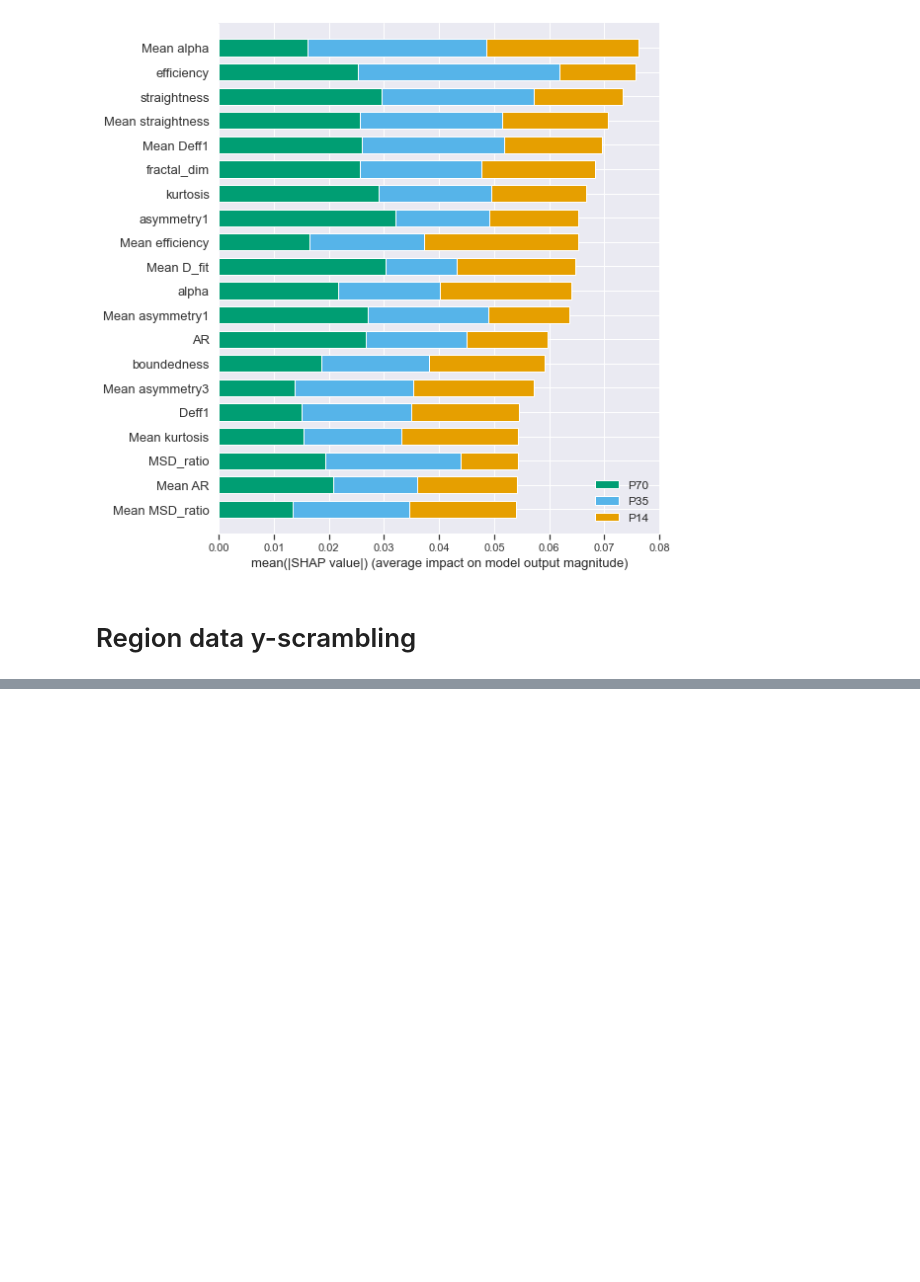
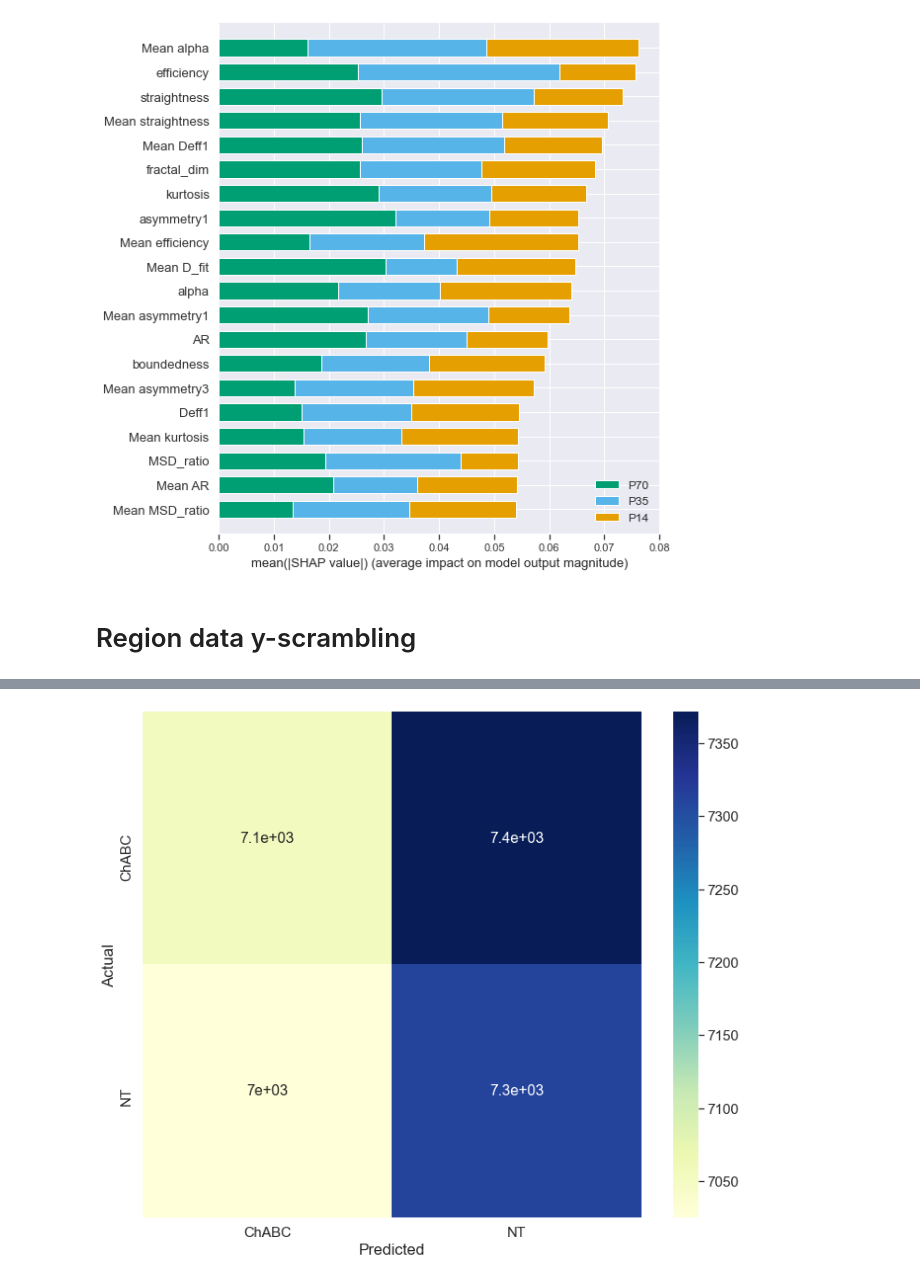
Before and after one commit to Nance-Lab/diff_predictor, a Jupyter notebook: notebooks/y_scrambling.ipynb, the cells around one changed output, grey strips where cells are left out. Saved outputs shown, nothing was run; the diff lists cells and outputs as text; code cells hidden in the pictures; blank space fills up the shorter version.

```diff
--- a/notebooks/y_scrambling.ipynb
+++ b/notebooks/y_scrambling.ipynb
@@ -418,0 +460,4 @@ shap.summary_plot(shap_values, X_test[features], class_names=np.array(class_name
+# %%
+from numpy.random import permutation
+perm = permutation(len(label_df))
+label_shuffled = label_df[perm]
@@ -418,0 +492,5 @@ shap.summary_plot(shap_values, X_test[features], class_names=np.array(class_name
+# %%
+best_param = {'max_depth': 5, 'eta': 0.05, 'min_child_weight': 0, 'verbosity': 0, 'objective': 'multi:softprob', 'num_class': 2, 'silent': 'True', 'gamma': 2.0, 'subsample': 0.15, 'colsample_bytree': 0.8, 'eval_metric': 'mlogloss'}
+best_boost_rounds = 57
+# %%
+booster, acc, true_label, preds = predxgboost.train(best_param, dtrain, dtest, dval, evals=[(dtrain, 'train'), (dval, 'eval')], num_round=best_boost_rounds, verbose=False)
@@ -418,0 +499,4 @@ shap.summary_plot(shap_values, X_test[features], class_names=np.array(class_name
+# %%
+class_names = le.classes_
+class_results = classification_report(y_test, preds, digits=4, target_names = class_names)
+print(str(class_results))
@@ -418,0 +512,13 @@ shap.summary_plot(shap_values, X_test[features], class_names=np.array(class_name
+# %%
+metrics.confusion_matrix(y_test, preds)
+plt.figure(figsize=(12,10))
+cm_array = metrics.confusion_matrix(y_test, preds)
+df_cm = pd.DataFrame(cm_array, index = class_names, columns = class_names)
+
+sns.set(font_scale=1.4) # for label size
+ax = sns.heatmap(df_cm, annot=True, annot_kws={"size": 16}, cmap="YlGnBu")
+ax.set(xlabel='Predicted', ylabel='Actual')
+
+plt.show()
+# %% [output]
+[figure, added]
```
Also changed, not shown: parts of 18 cells of this notebook, 1 other file.
